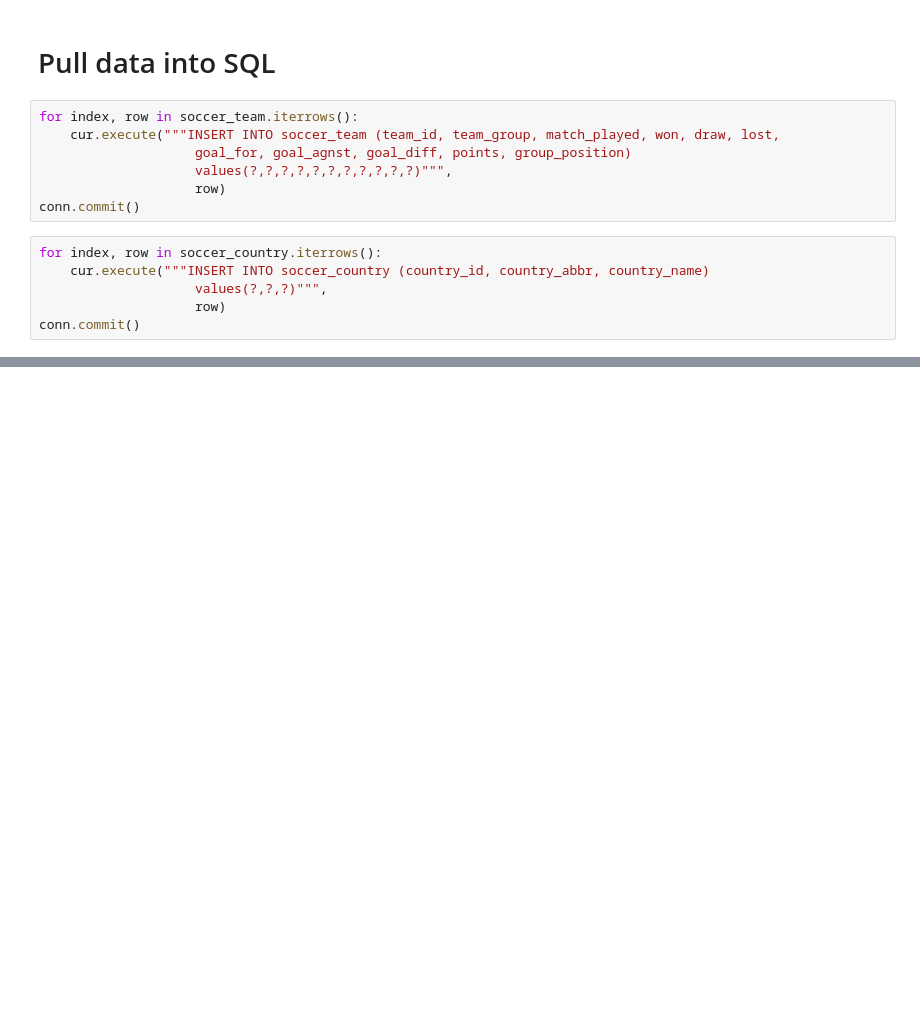
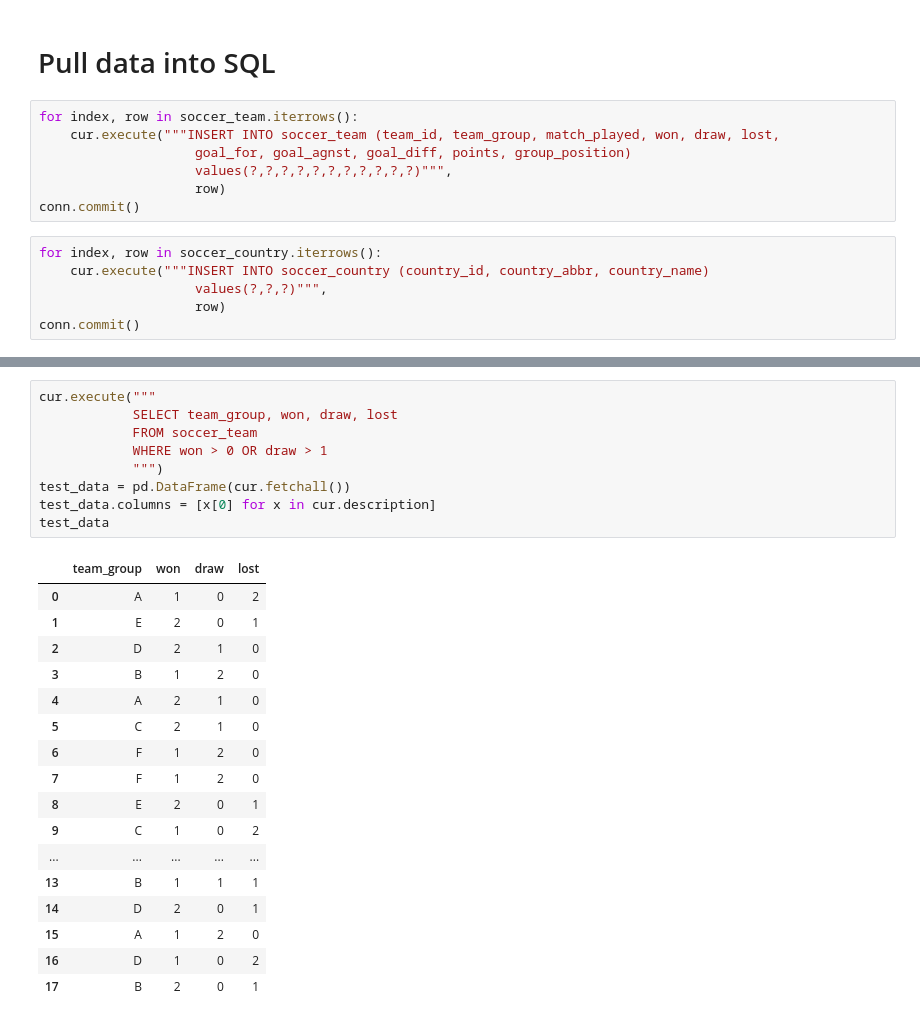
Before and after one commit to darigak/exercise, a Jupyter notebook: sql_2.ipynb, the cells around one changed output, grey strips where cells are left out. Cells and saved outputs as stored; diff of their text form; blank space fills up the shorter version.

```diff
--- a/sql_2.ipynb
+++ b/sql_2.ipynb
@@ -89,0 +182,27 @@ conn.commit()
+# %%
+cur.execute("""
+            SELECT team_group, won, draw, lost
+            FROM soccer_team
+            WHERE won > 0 OR draw > 1
+            """)
+test_data = pd.DataFrame(cur.fetchall())
+test_data.columns = [x[0] for x in cur.description]
+test_data
+# %% [output]
+|  | team_group | won | draw | lost |
+| 0 | A | 1 | 0 | 2 |
+| 1 | E | 2 | 0 | 1 |
+| 2 | D | 2 | 1 | 0 |
+| 3 | B | 1 | 2 | 0 |
+| 4 | A | 2 | 1 | 0 |
+| 5 | C | 2 | 1 | 0 |
+| 6 | F | 1 | 2 | 0 |
+| 7 | F | 1 | 2 | 0 |
+| 8 | E | 2 | 0 | 1 |
+| 9 | C | 1 | 0 | 2 |
+| ... | ... | ... | ... | ... |
+| 13 | B | 1 | 1 | 1 |
+| 14 | D | 2 | 0 | 1 |
+| 15 | A | 1 | 2 | 0 |
+| 16 | D | 1 | 0 | 2 |
+| 17 | B | 2 | 0 | 1 |
```
Also changed, not shown: parts of 9 cells of this notebook.
